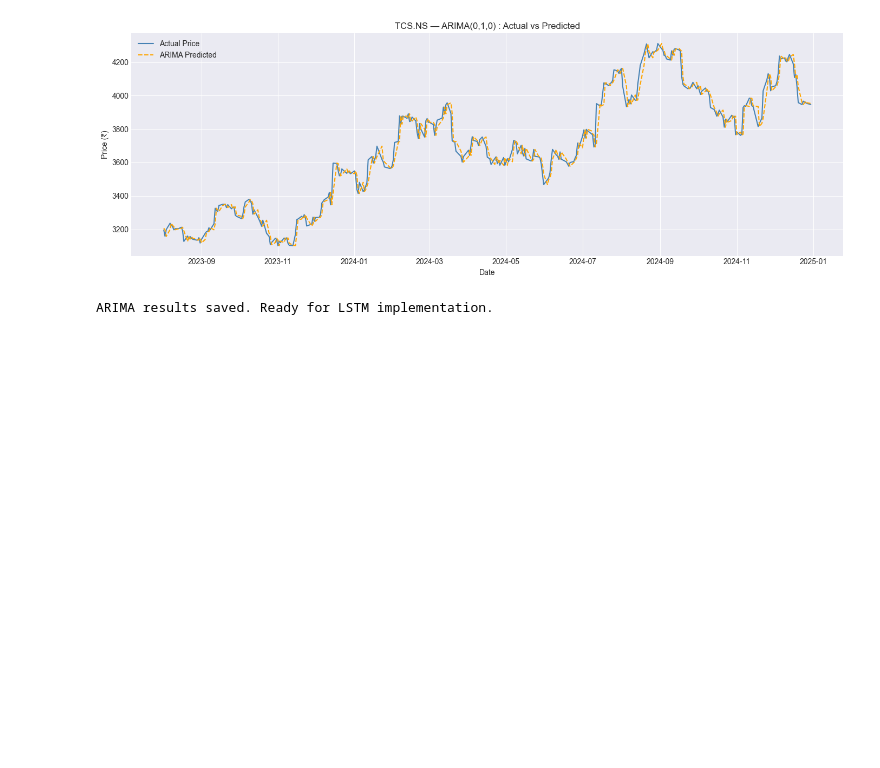
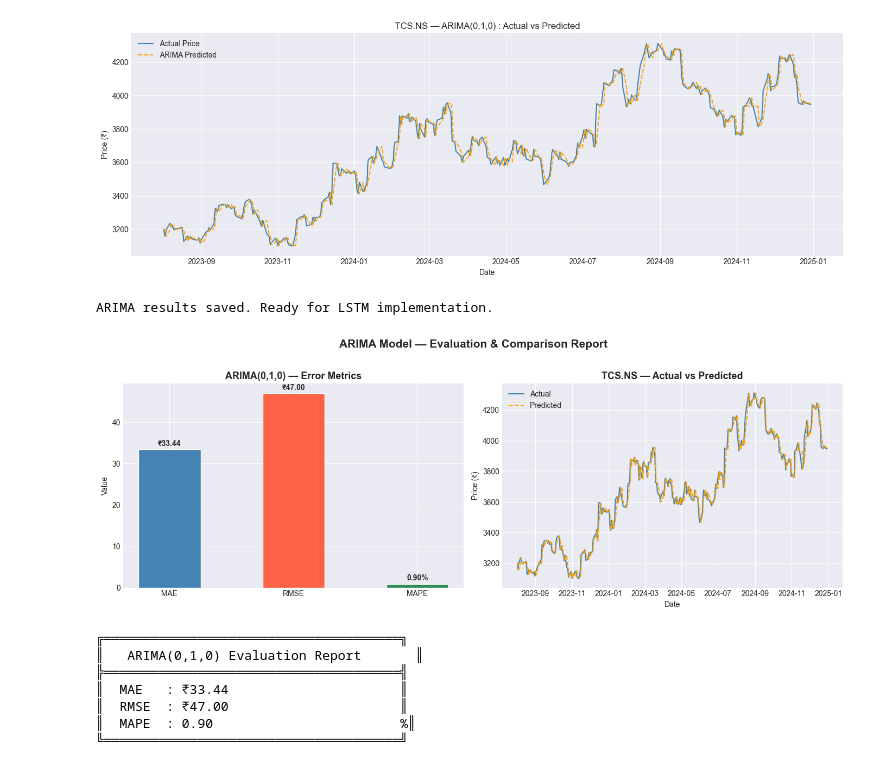
Before and after one commit to NayanSaraff/Stock-Market-Prediction, a Jupyter notebook: notebooks/02_ARIMA.ipynb, the cells around one changed output. Drawn from its saved outputs; the diff is of its cells as text; code cells hidden in the pictures; blank space fills up the shorter version.

Commit message:
arima eval

```diff
--- a/notebooks/02_ARIMA.ipynb
+++ b/notebooks/02_ARIMA.ipynb
@@ -175,3 +175,58 @@ arima_results = {
 print("\nARIMA results saved. Ready for LSTM implementation.")
 # %% [output]
 ARIMA results saved. Ready for LSTM implementation.
+# %%
+# --- Step 9: Model Comparison Report ---
+os.makedirs('plots', exist_ok=True)
+
+fig, axes = plt.subplots(1, 2, figsize=(14, 5))
+
+# --- Left: Bar chart of metrics ---
+metrics = ['MAE', 'RMSE', 'MAPE']
+values  = [mae, rmse, mape]
+colors  = ['steelblue', 'tomato', 'seagreen']
+
+bars = axes[0].bar(metrics, values, color=colors, width=0.5, edgecolor='white')
+axes[0].set_title(f'ARIMA({p},{d},{q}) — Error Metrics', fontsize=13, fontweight='bold')
+axes[0].set_ylabel('Value')
+
+# Annotate bars
+for bar, val, metric in zip(bars, values, metrics):
+    label = f'₹{val:.2f}' if metric != 'MAPE' else f'{val:.2f}%'
+    axes[0].text(bar.get_x() + bar.get_width()/2,
+                 bar.get_height() + max(values)*0.01,
+                 label, ha='center', va='bottom', fontweight='bold')
+
+# --- Right: Actual vs Predicted ---
+axes[1].plot(test_arima.index, actual, color='steelblue',
+             label='Actual',    linewidth=1.5)
+axes[1].plot(test_arima.index, preds,  color='orange',
+             label='Predicted', linewidth=1.5, linestyle='--')
+axes[1].set_title(f'{TICKER} — Actual vs Predicted', fontsize=13, fontweight='bold')
+axes[1].set_xlabel('Date')
+axes[1].set_ylabel('Price (₹)')
+axes[1].legend()
+
+plt.suptitle('ARIMA Model — Evaluation & Comparison Report',
+             fontsize=15, fontweight='bold', y=1.02)
+plt.tight_layout()
+plt.savefig('plots/09_arima_evaluation_report.png', dpi=150, bbox_inches='tight')
+plt.show()
+
+# --- Print summary table ---
+print("\n╔══════════════════════════════════════╗")
+print(f"║   ARIMA({p},{d},{q}) Evaluation Report       ║")
+print("╠══════════════════════════════════════╣")
+print(f"║  MAE   : ₹{mae:<27.2f}║")
+print(f"║  RMSE  : ₹{rmse:<27.2f}║")
+print(f"║  MAPE  : {mape:<28.2f}%║")
+print("╚══════════════════════════════════════╝")
+# %% [output]
+[figure, added]
+╔══════════════════════════════════════╗
+║   ARIMA(0,1,0) Evaluation Report       ║
+╠══════════════════════════════════════╣
+║  MAE   : ₹33.44                      ║
+║  RMSE  : ₹47.00                      ║
+║  MAPE  : 0.90                        %║
+╚══════════════════════════════════════╝
```
Also changed, not shown: parts of 1 cell of this notebook, 2 other files.
